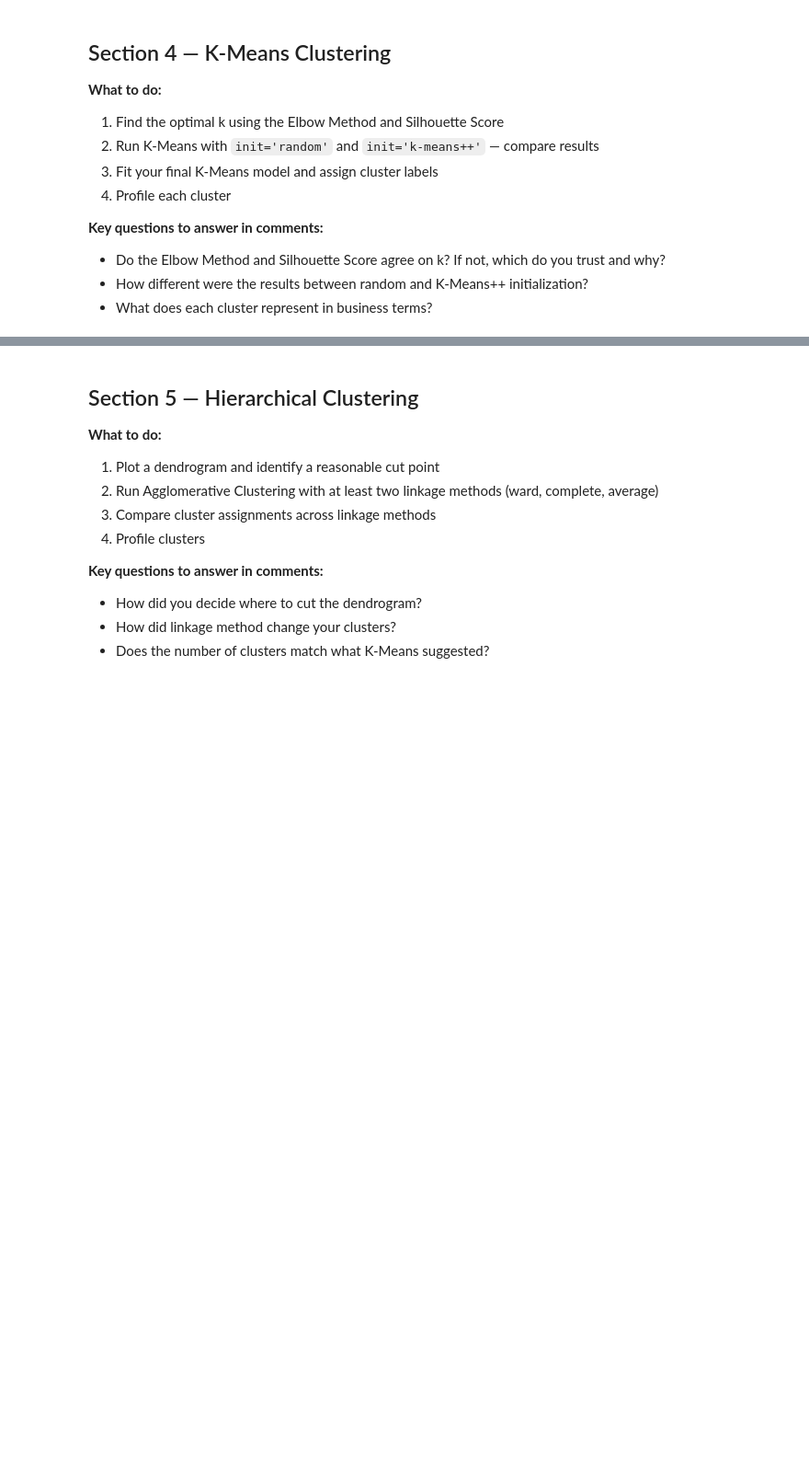
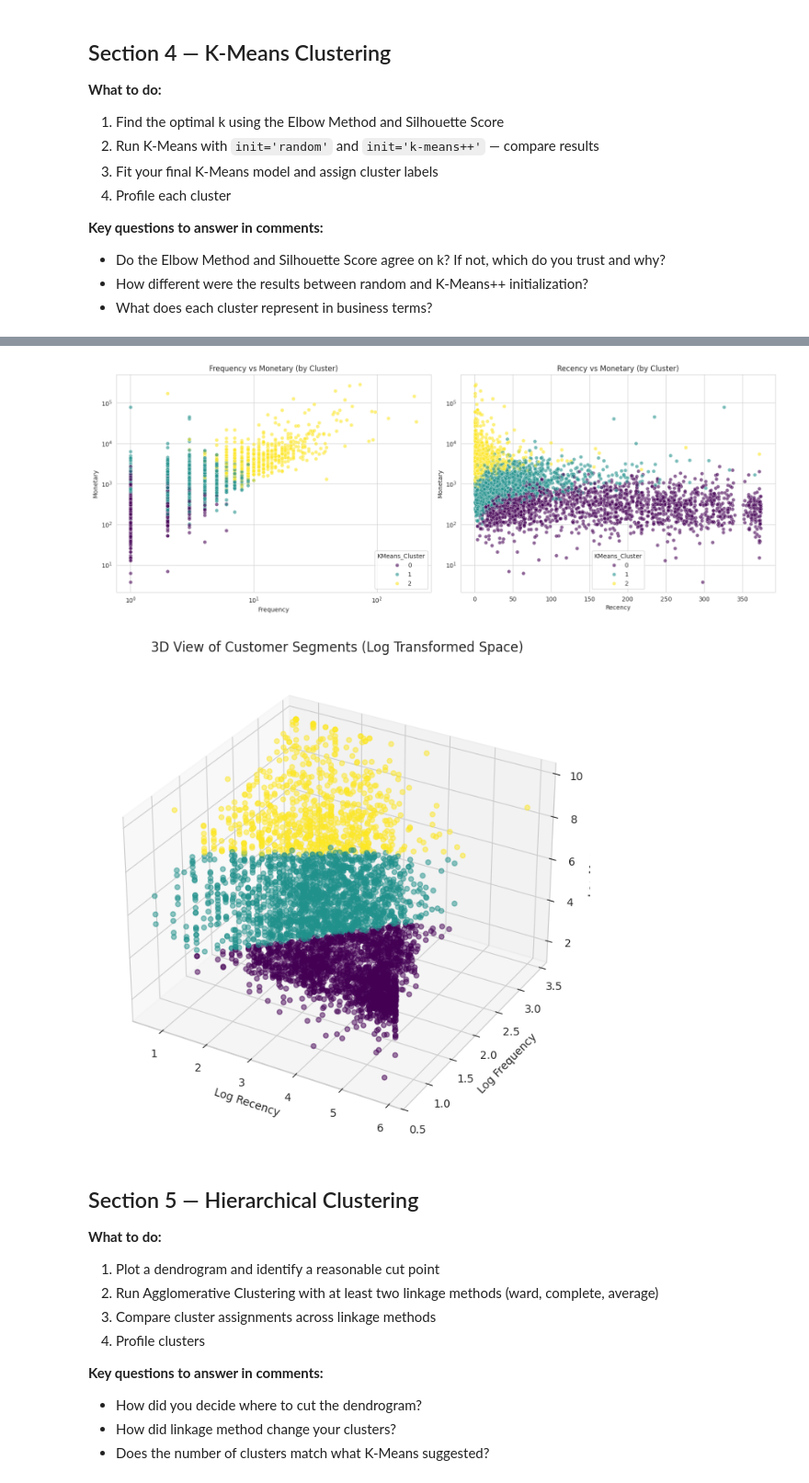
Before and after one commit to AshutoshDhungana/Fusemachine_AiFellowship, a Jupyter notebook: Wk7_Clustering/Week_7_Clustering_Assignment.ipynb, the cells around one changed output, grey strips where cells are left out. Shown at 92% size. Drawn from its saved outputs; the diff is of its cells as text; code cells hidden in the pictures; blank space fills up the shorter version.

```diff
--- a/Wk7_Clustering/Week_7_Clustering_Assignment.ipynb
+++ b/Wk7_Clustering/Week_7_Clustering_Assignment.ipynb
@@ -311,13 +474,17 @@ print(f"K-Means++ std: {np.std(kmeanspp_inertias):.2f}")
 # %%
 # ── Step 3: Fit Final K-Means Model ─────────────────────────────────────────
-# Use K-Means++ with your chosen k
-# YOUR CODE HERE
+# Use K-Means++ with our chosen k=3
+kmeans_final = KMeans(n_clusters=OPTIMAL_K, init='k-means++', n_init=10, random_state=42)
+kmeans_final.fit(X_scaled)
 
 # Assign cluster labels back to customer_df
-customer_df['KMeans_Cluster'] = # YOUR CODE HERE
+customer_df['KMeans_Cluster'] = kmeans_final.labels_
 
 # ── Step 4: Cluster Profiles ─────────────────────────────────────────────────
-# Compute mean RFM values per cluster
+# Compute mean RFM values per cluster to understand their characteristics
 kmeans_profile = customer_df.groupby('KMeans_Cluster')[['Recency', 'Frequency', 'Monetary']].mean().round(2)
+# Add count of customers in each cluster
+kmeans_profile['Count'] = customer_df.groupby('KMeans_Cluster').size()
+
 print("K-Means Cluster Profiles:")
-print(kmeans_profile)
+display(kmeans_profile)
@@ -324,13 +498,51 @@ print(kmeans_profile)
 # %%
 # ── Step 5: Visualise K-Means Clusters ───────────────────────────────────────
 # Create at least 2 visualisations:
 # 1. Scatter plot: Frequency vs Monetary, coloured by cluster
 # 2. Scatter plot: Recency vs Monetary, coloured by cluster
 
-# YOUR CODE HERE
+fig, axes = plt.subplots(1, 2, figsize=(16, 6))
+
+# Plot 1: Frequency vs Monetary
+sns.scatterplot(
+    data=customer_df, x='Frequency', y='Monetary',
+    hue='KMeans_Cluster', palette='viridis', ax=axes[0], alpha=0.6
+)
+axes[0].set_title('Frequency vs Monetary (by Cluster)')
+axes[0].set_yscale('log') # Log scale helps handle the remaining spread
+axes[0].set_xscale('log')
+
+# Plot 2: Recency vs Monetary
+sns.scatterplot(
+    data=customer_df, x='Recency', y='Monetary',
+    hue='KMeans_Cluster', palette='viridis', ax=axes[1], alpha=0.6
+)
+axes[1].set_title('Recency vs Monetary (by Cluster)')
+axes[1].set_yscale('log')
+
+plt.tight_layout()
+plt.show()
 
 # Optional: 3D scatter plot (Recency, Frequency, Monetary)
-# YOUR CODE HERE
+fig = plt.figure(figsize=(10, 8))
+ax = fig.add_subplot(111, projection='3d')
+
+# Using log values for better visual separation in 3D space
+ax.scatter(customer_df_log['Recency'],
+           customer_df_log['Frequency'],
+           customer_df_log['Monetary'],
+           c=customer_df['KMeans_Cluster'],
+           cmap='viridis', s=20, alpha=0.5)
+
+ax.set_xlabel('Log Recency')
+ax.set_ylabel('Log Frequency')
+ax.set_zlabel('Log Monetary')
+ax.set_title('3D View of Customer Segments (Log Transformed Space)')
+
+plt.show()
+# %% [output]
+[figure, added]
+[figure, added]
 # %% [markdown]
 ## Section 5 — Hierarchical Clustering
 
```
Also changed, not shown: parts of 22 cells of this notebook.
